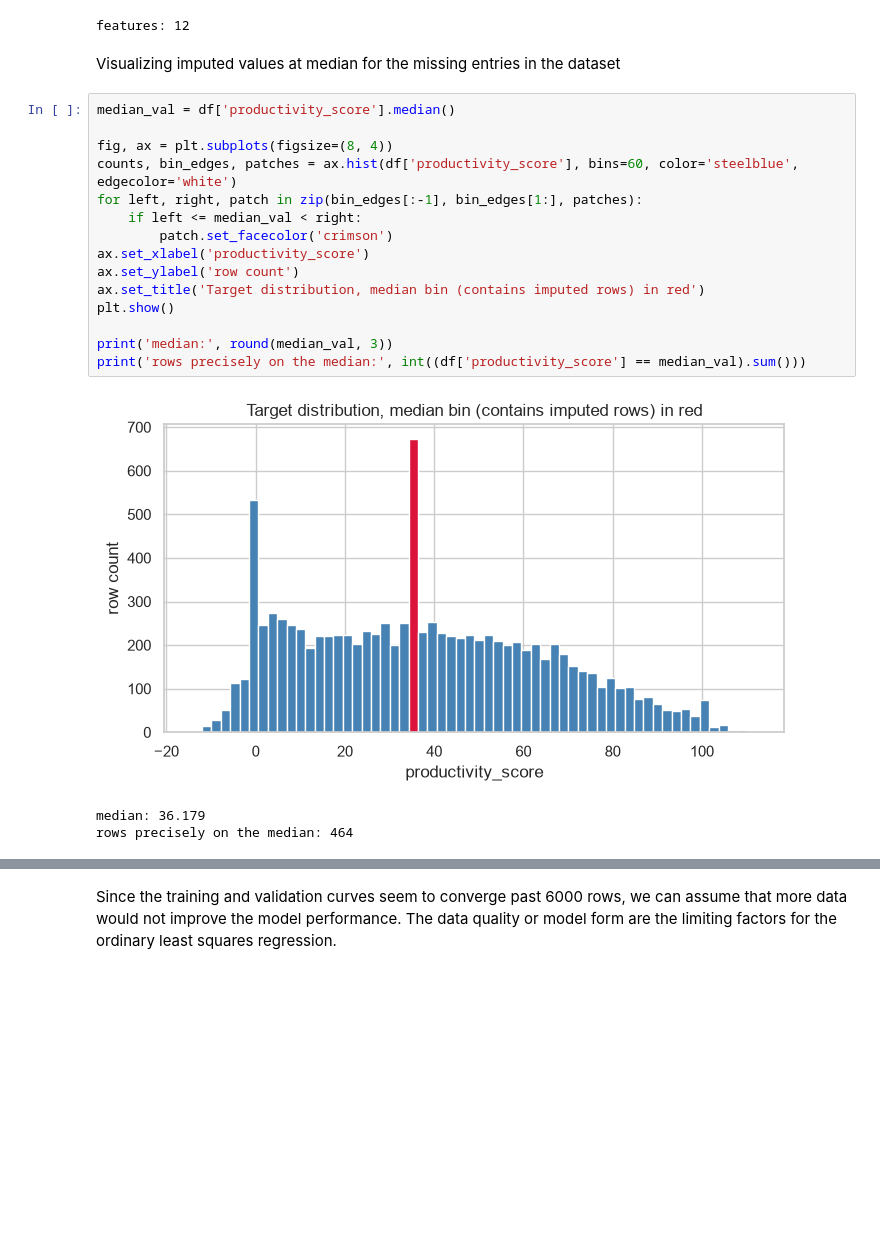
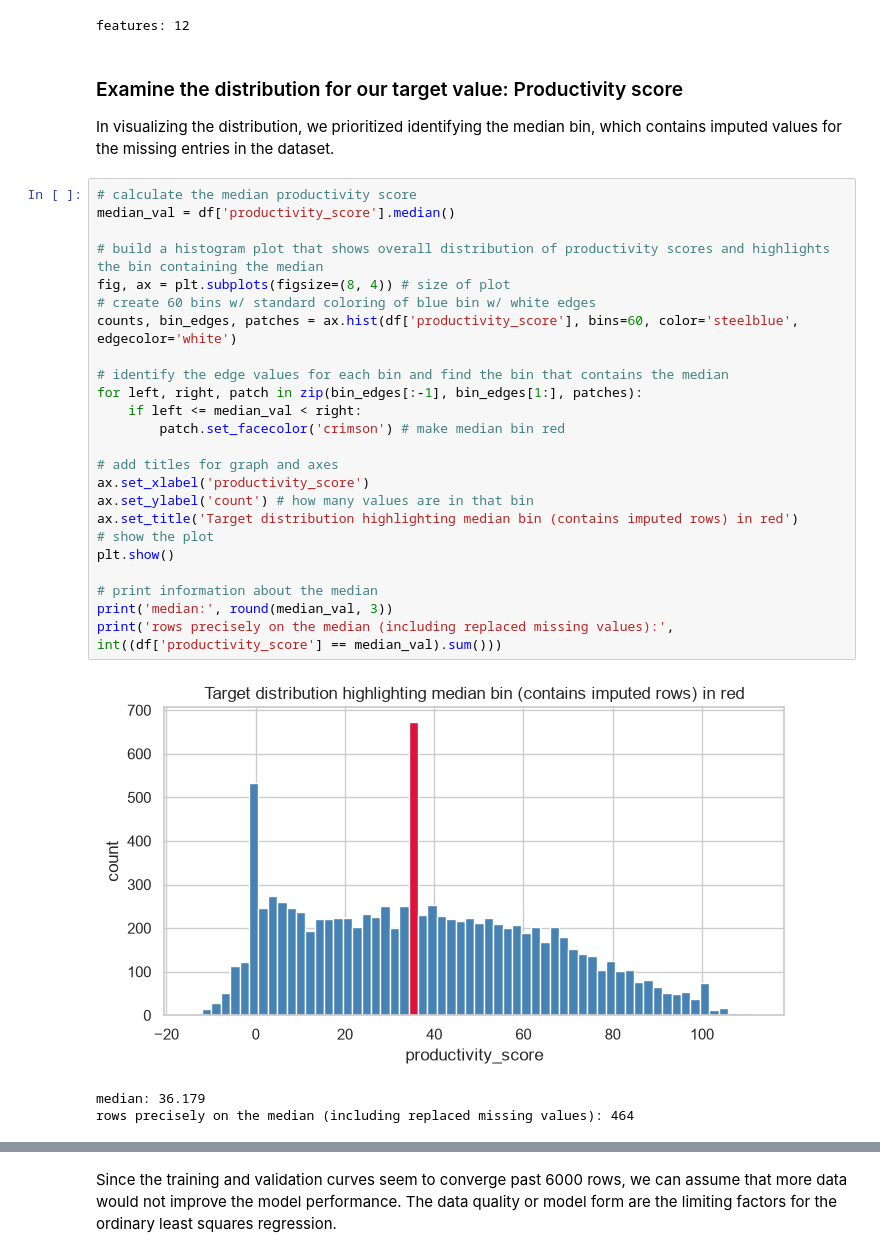
Before and after one commit to emfallat/CS5100-Final-Project, a Jupyter notebook: productivity.ipynb, the cells around one changed output, grey strips where cells are left out. Saved outputs shown, nothing was run; the diff lists cells and outputs as text; blank space fills up the shorter version.

Commit message:
Added additional comments and markdown, explored option of removing focus score for regression.

```diff
--- a/productivity.ipynb
+++ b/productivity.ipynb
@@ -258,25 +258,36 @@ feature_names = list(X_train.columns)
 print('features:', len(feature_names))
 # %% [output]
 features: 12
-# %% [markdown]
-Visualizing imputed values at median for the missing entries in the dataset
+# %% [markdown]
+### Examine the distribution for our target value: Productivity score
+
+In visualizing the distribution, we prioritized identifying the median bin, which contains imputed values for the missing entries in the dataset.
 # %%
+# calculate the median productivity score
 median_val = df['productivity_score'].median()
 
-fig, ax = plt.subplots(figsize=(8, 4))
+# build a histogram plot that shows overall distribution of productivity scores and highlights the bin containing the median
+fig, ax = plt.subplots(figsize=(8, 4)) # size of plot
+# create 60 bins w/ standard coloring of blue bin w/ white edges
 counts, bin_edges, patches = ax.hist(df['productivity_score'], bins=60, color='steelblue', edgecolor='white')
+
+# identify the edge values for each bin and find the bin that contains the median
 for left, right, patch in zip(bin_edges[:-1], bin_edges[1:], patches):
     if left <= median_val < right:
-        patch.set_facecolor('crimson')
+        patch.set_facecolor('crimson') # make median bin red
+
+# add titles for graph and axes
 ax.set_xlabel('productivity_score')
-ax.set_ylabel('row count')
-ax.set_title('Target distribution, median bin (contains imputed rows) in red')
+ax.set_ylabel('count') # how many values are in that bin
+ax.set_title('Target distribution highlighting median bin (contains imputed rows) in red')
+# show the plot
 plt.show()
 
+# print information about the median
 print('median:', round(median_val, 3))
-print('rows precisely on the median:', int((df['productivity_score'] == median_val).sum()))
+print('rows precisely on the median (including replaced missing values):', int((df['productivity_score'] == median_val).sum()))
 # %% [output]
-[figure, old version]
+[figure, new version]
 median: 36.179
-rows precisely on the median: 464
+rows precisely on the median (including replaced missing values): 464
 # %% [markdown]
```
Also changed, not shown: parts of 38 cells of this notebook.
